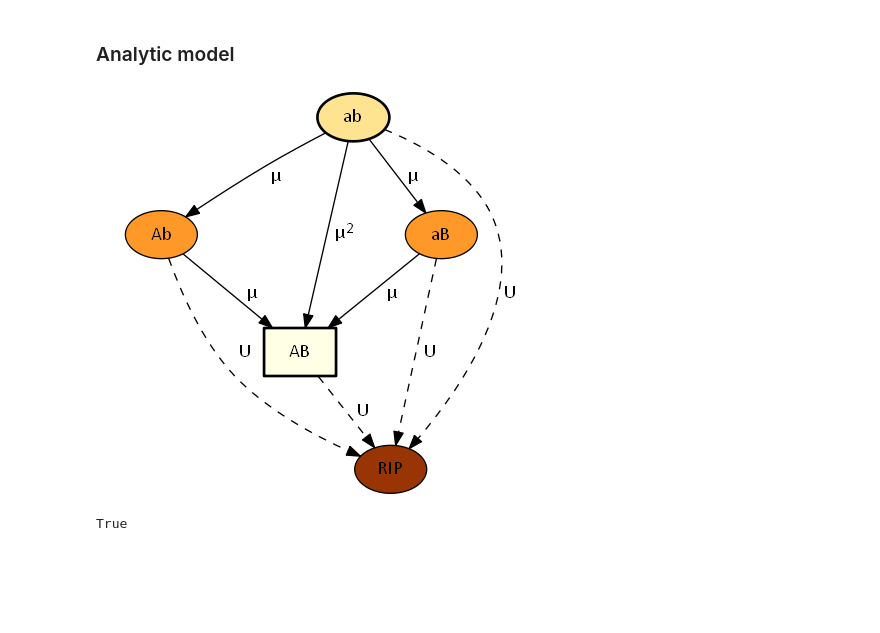
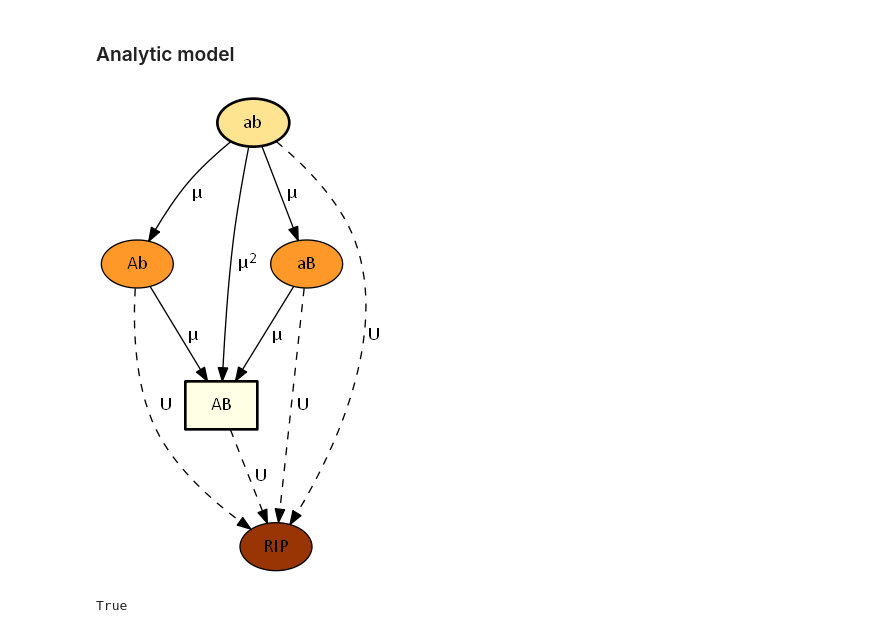
Before and after one commit to yoavram/ruggedsim, a Jupyter notebook: manuscript/figures.ipynb, the cells around one changed output. Saved outputs shown, nothing was run; the diff lists cells and outputs as text; code cells hidden in the pictures; blank space fills up the shorter version.

```diff
--- a/manuscript/figures.ipynb
+++ b/manuscript/figures.ipynb
@@ -347,35 +347,35 @@ def no_del(node):
 # %%
 graph = pydot.Dot(graph_type='digraph',strict=True)
 
 rip = pydot.Node("RIP", style="filled", fillcolor=colors[-3], fontname=fontname)
 graph.add_node(rip)
 
 for g in [x for x in genotypes if x.num_deleterious == 0]:
     graph.add_node(no_del(g.to_node()))
 
 for g in [x for x in genotypes if x.num_deleterious == 0]:
     for gs in [x for x in g.sons if x.num_deleterious == 0]:
         # single beneficial mutations
         edge = pydot.Edge(no_del(g.to_node()), no_del(gs.to_node()))
         edge.set_label(u" \u03BC")
         edge.set_fontname(fontname)
         graph.add_edge(edge)
     # deleterious mutation
     edge = pydot.Edge(no_del(g.to_node()), rip)
     edge.set_label(' U')
     edge.set_style('dashed')
     edge.set_fontname(fontname)
     graph.add_edge(edge)
 # double beneficial mutation
 edge = pydot.Edge('ab','AB')
 edge.set_label(u"<&nbsp;\u03BC<SUP>2</SUP>>")
 edge.set_fontname(fontname)
 graph.add_edge(edge)
 
-graph.set_ratio(1)
+graph.set_ratio(2./1)
 graph
 # %% [output]
-[figure, old version]
+[figure, new version]
 # %%
 graph.set_dpi(300)
 graph.write_png("fitness_landscape_analytic_model.png")
```
Also changed, not shown: parts of 7 cells of this notebook.
